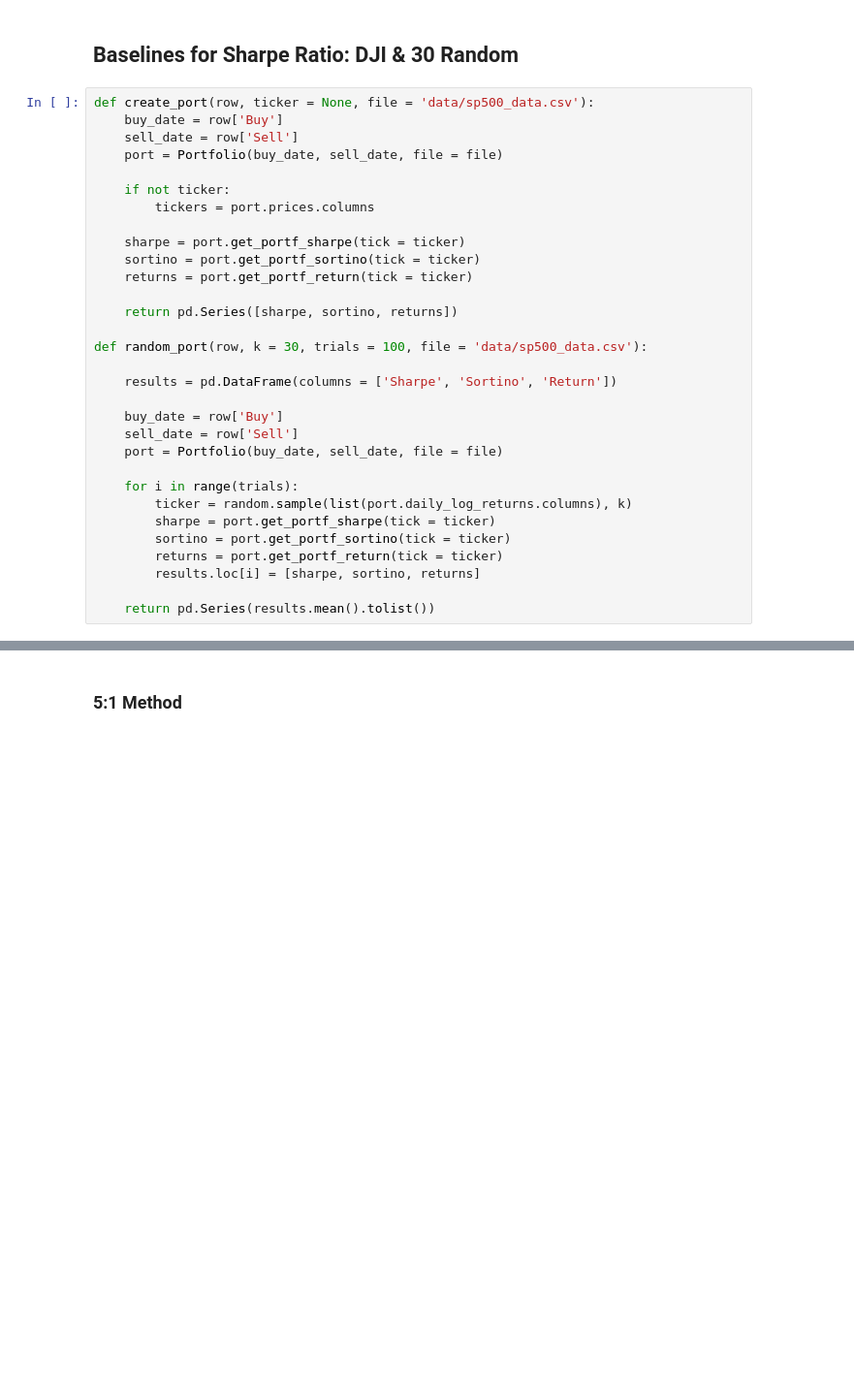
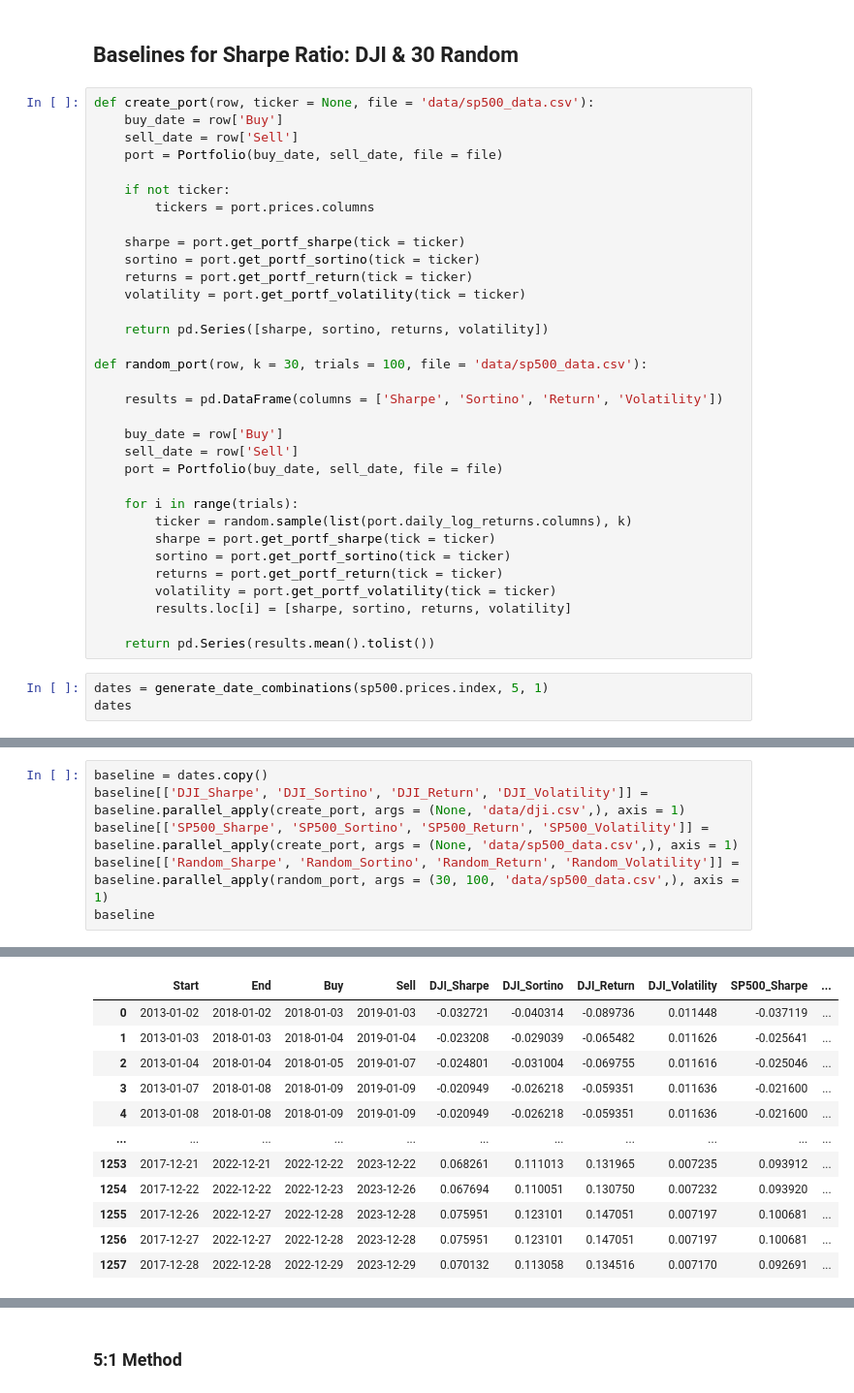
Before and after one commit to cojulieanne/Portfolio_Clustering, a Jupyter notebook: 02_sim_cluster_baseline.ipynb, the cells around one changed output, grey strips where cells are left out. Shown at 97% size. Drawn from its saved outputs; the diff is of its cells as text; blank space fills up the shorter version.

```diff
--- a/02_sim_cluster_baseline.ipynb
+++ b/02_sim_cluster_baseline.ipynb
@@ -45,12 +45,13 @@ def create_port(row, ticker = None, file = 'data/sp500_data.csv'):
     sharpe = port.get_portf_sharpe(tick = ticker)
     sortino = port.get_portf_sortino(tick = ticker)
     returns = port.get_portf_return(tick = ticker)
+    volatility = port.get_portf_volatility(tick = ticker)
 
-    return pd.Series([sharpe, sortino, returns])
+    return pd.Series([sharpe, sortino, returns, volatility])
 
 def random_port(row, k = 30, trials = 100, file = 'data/sp500_data.csv'):
 
-    results = pd.DataFrame(columns = ['Sharpe', 'Sortino', 'Return'])
+    results = pd.DataFrame(columns = ['Sharpe', 'Sortino', 'Return', 'Volatility'])
 
     buy_date = row['Buy']
     sell_date = row['Sell']
@@ -61,6 +62,10 @@ def random_port(row, k = 30, trials = 100, file = 'data/sp500_data.csv'):
         sharpe = port.get_portf_sharpe(tick = ticker)
         sortino = port.get_portf_sortino(tick = ticker)
         returns = port.get_portf_return(tick = ticker)
-        results.loc[i] = [sharpe, sortino, returns]
+        volatility = port.get_portf_volatility(tick = ticker)
+        results.loc[i] = [sharpe, sortino, returns, volatility]
 
     return pd.Series(results.mean().tolist())
+# %%
+dates = generate_date_combinations(sp500.prices.index, 5, 1)
+dates
@@ -66,0 +86,7 @@ def random_port(row, k = 30, trials = 100, file = 'data/sp500_data.csv'):
+# %%
+baseline = dates.copy()
+baseline[['DJI_Sharpe', 'DJI_Sortino', 'DJI_Return', 'DJI_Volatility']] = baseline.parallel_apply(create_port, args = (None, 'data/dji.csv',), axis = 1)
+baseline[['SP500_Sharpe', 'SP500_Sortino', 'SP500_Return', 'SP500_Volatility']] = baseline.parallel_apply(create_port, args = (None, 'data/sp500_data.csv',), axis = 1)
+baseline[['Random_Sharpe', 'Random_Sortino', 'Random_Return', 'Random_Volatility']] = baseline.parallel_apply(random_port, args = (30, 100, 'data/sp500_data.csv',), axis = 1)
+baseline
+# %% [output]
@@ -66,0 +96,12 @@ def random_port(row, k = 30, trials = 100, file = 'data/sp500_data.csv'):
+|  | Start | End | Buy | Sell | DJI_Sharpe | DJI_Sortino | DJI_Return | DJI_Volatility | SP500_Sharpe | ... |
+| 0 | 2013-01-02 | 2018-01-02 | 2018-01-03 | 2019-01-03 | -0.032721 | -0.040314 | -0.089736 | 0.011448 | -0.037119 | ... |
+| 1 | 2013-01-03 | 2018-01-03 | 2018-01-04 | 2019-01-04 | -0.023208 | -0.029039 | -0.065482 | 0.011626 | -0.025641 | ... |
+| 2 | 2013-01-04 | 2018-01-04 | 2018-01-05 | 2019-01-07 | -0.024801 | -0.031004 | -0.069755 | 0.011616 | -0.025046 | ... |
+| 3 | 2013-01-07 | 2018-01-08 | 2018-01-09 | 2019-01-09 | -0.020949 | -0.026218 | -0.059351 | 0.011636 | -0.021600 | ... |
+| 4 | 2013-01-08 | 2018-01-08 | 2018-01-09 | 2019-01-09 | -0.020949 | -0.026218 | -0.059351 | 0.011636 | -0.021600 | ... |
+| ... | ... | ... | ... | ... | ... | ... | ... | ... | ... | ... |
+| 1253 | 2017-12-21 | 2022-12-21 | 2022-12-22 | 2023-12-22 | 0.068261 | 0.111013 | 0.131965 | 0.007235 | 0.093912 | ... |
+| 1254 | 2017-12-22 | 2022-12-22 | 2022-12-23 | 2023-12-26 | 0.067694 | 0.110051 | 0.130750 | 0.007232 | 0.093920 | ... |
+| 1255 | 2017-12-26 | 2022-12-27 | 2022-12-28 | 2023-12-28 | 0.075951 | 0.123101 | 0.147051 | 0.007197 | 0.100681 | ... |
+| 1256 | 2017-12-27 | 2022-12-27 | 2022-12-28 | 2023-12-28 | 0.075951 | 0.123101 | 0.147051 | 0.007197 | 0.100681 | ... |
+| 1257 | 2017-12-28 | 2022-12-28 | 2022-12-29 | 2023-12-29 | 0.070132 | 0.113058 | 0.134516 | 0.007170 | 0.092691 | ... |
```
Also changed, not shown: parts of 3 cells of this notebook, 26 other files.
